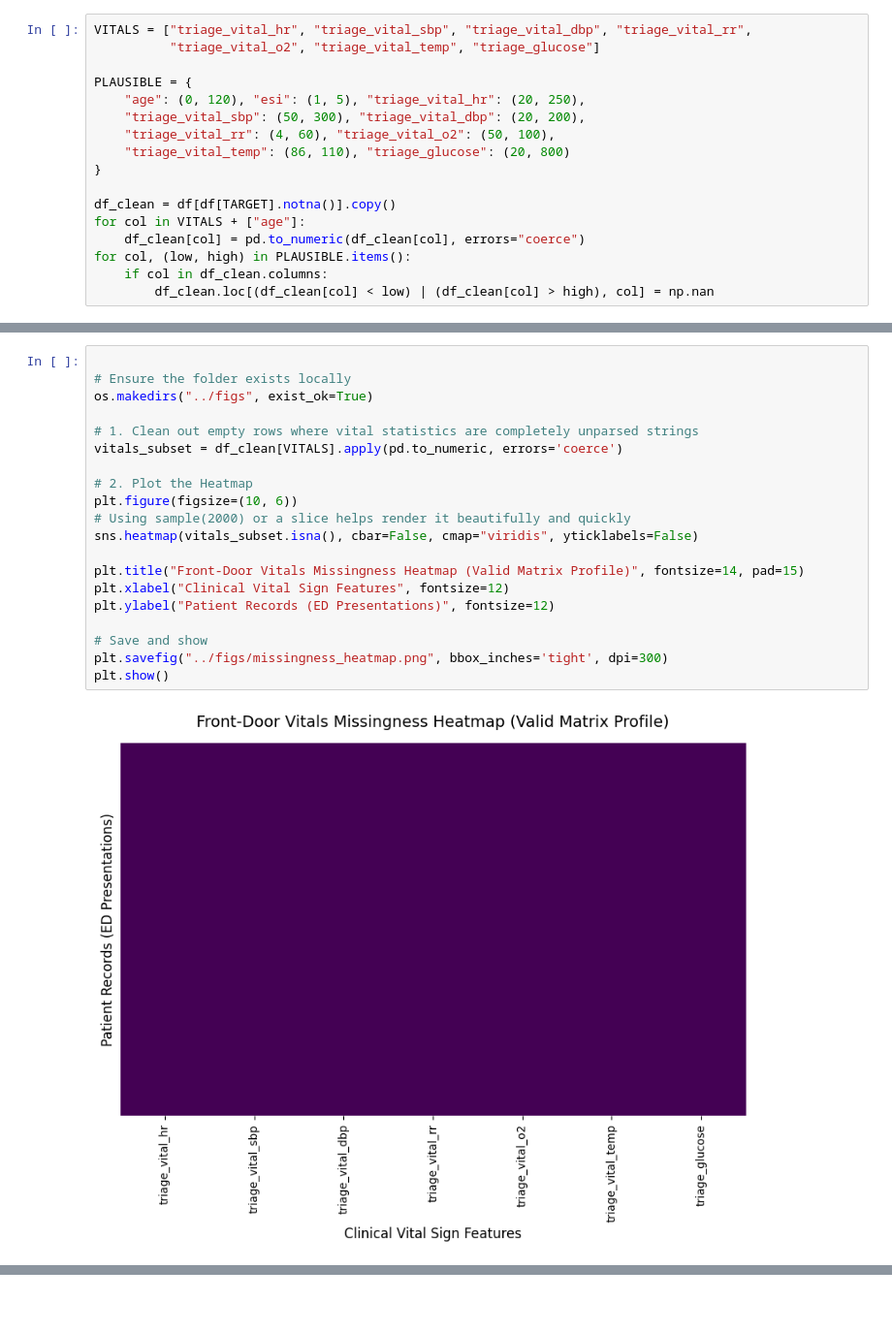
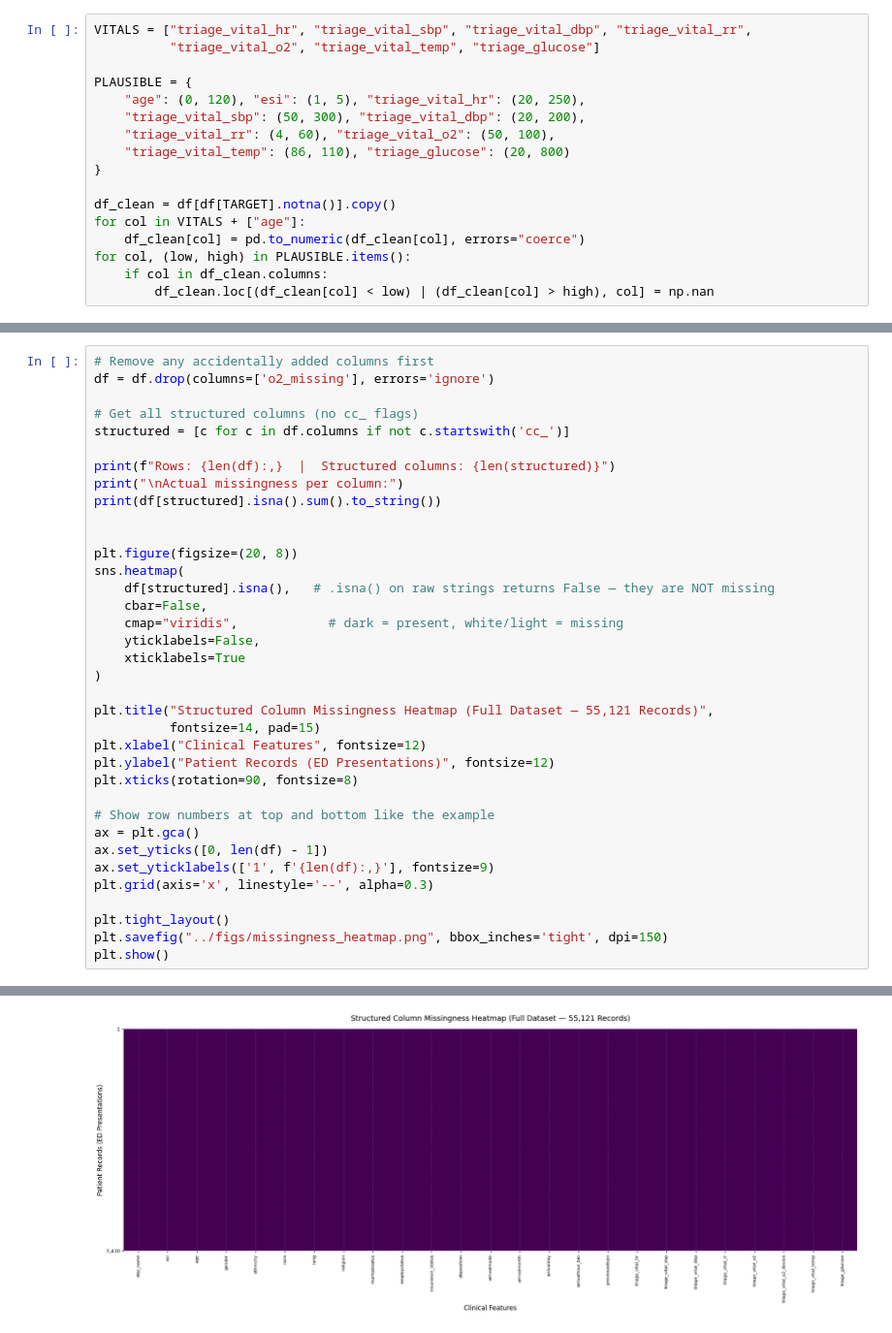
Before and after one commit to EllieD27/carisurg-portfolio, a Jupyter notebook: notebooks/week-5/triage_eda.ipynb, the cells around one changed output, grey strips where cells are left out. Shown at 97% size. Saved outputs shown, nothing was run; the diff lists cells and outputs as text; blank space fills up the shorter version.

```diff
--- a/notebooks/week-5/triage_eda.ipynb
+++ b/notebooks/week-5/triage_eda.ipynb
@@ -78,23 +189,38 @@ cc_chestpain
 2.0           0.000000   0.000000  100.000000   0.000000  0.000000
-# %%
-
-# Ensure the folder exists locally
-os.makedirs("../figs", exist_ok=True)
-
-# 1. Clean out empty rows where vital statistics are completely unparsed strings
-vitals_subset = df_clean[VITALS].apply(pd.to_numeric, errors='coerce')
-
-# 2. Plot the Heatmap
-plt.figure(figsize=(10, 6))
-# Using sample(2000) or a slice helps render it beautifully and quickly
-sns.heatmap(vitals_subset.isna(), cbar=False, cmap="viridis", yticklabels=False)
-
-plt.title("Front-Door Vitals Missingness Heatmap (Valid Matrix Profile)", fontsize=14, pad=15)
-plt.xlabel("Clinical Vital Sign Features", fontsize=12)
-plt.ylabel("Patient Records (ED Presentations)", fontsize=12)
-
-# Save and show
-plt.savefig("../figs/missingness_heatmap.png", bbox_inches='tight', dpi=300)
-plt.show()
-# %% [output]
-[figure, removed]
+# %%
+# Remove any accidentally added columns first
+df = df.drop(columns=['o2_missing'], errors='ignore')
+
+# Get all structured columns (no cc_ flags)
+structured = [c for c in df.columns if not c.startswith('cc_')]
+
+print(f"Rows: {len(df):,}  |  Structured columns: {len(structured)}")
+print("\nActual missingness per column:")
+print(df[structured].isna().sum().to_string())
+
+
+plt.figure(figsize=(20, 8))
+sns.heatmap(
+    df[structured].isna(),   # .isna() on raw strings returns False — they are NOT missing
+    cbar=False,
+    cmap="viridis",            # dark = present, white/light = missing
+    yticklabels=False,
+    xticklabels=True
+)
+
+plt.title("Structured Column Missingness Heatmap (Full Dataset — 55,121 Records)",
+          fontsize=14, pad=15)
+plt.xlabel("Clinical Features", fontsize=12)
+plt.ylabel("Patient Records (ED Presentations)", fontsize=12)
+plt.xticks(rotation=90, fontsize=8)
+
+# Show row numbers at top and bottom like the example
+ax = plt.gca()
+ax.set_yticks([0, len(df) - 1])
+ax.set_yticklabels(['1', f'{len(df):,}'], fontsize=9)
+plt.grid(axis='x', linestyle='--', alpha=0.3)
+
+plt.tight_layout()
+plt.savefig("../figs/missingness_heatmap.png", bbox_inches='tight', dpi=150)
+plt.show()
+# %% [output]
@@ -101,3 +244,4 @@ plt.show()
+[figure, added]
 # %%
 # 2. ESI Distribution Target Chart
 plt.figure(figsize=(7, 4))
```
Also changed, not shown: parts of 15 cells of this notebook, 4 other files.
